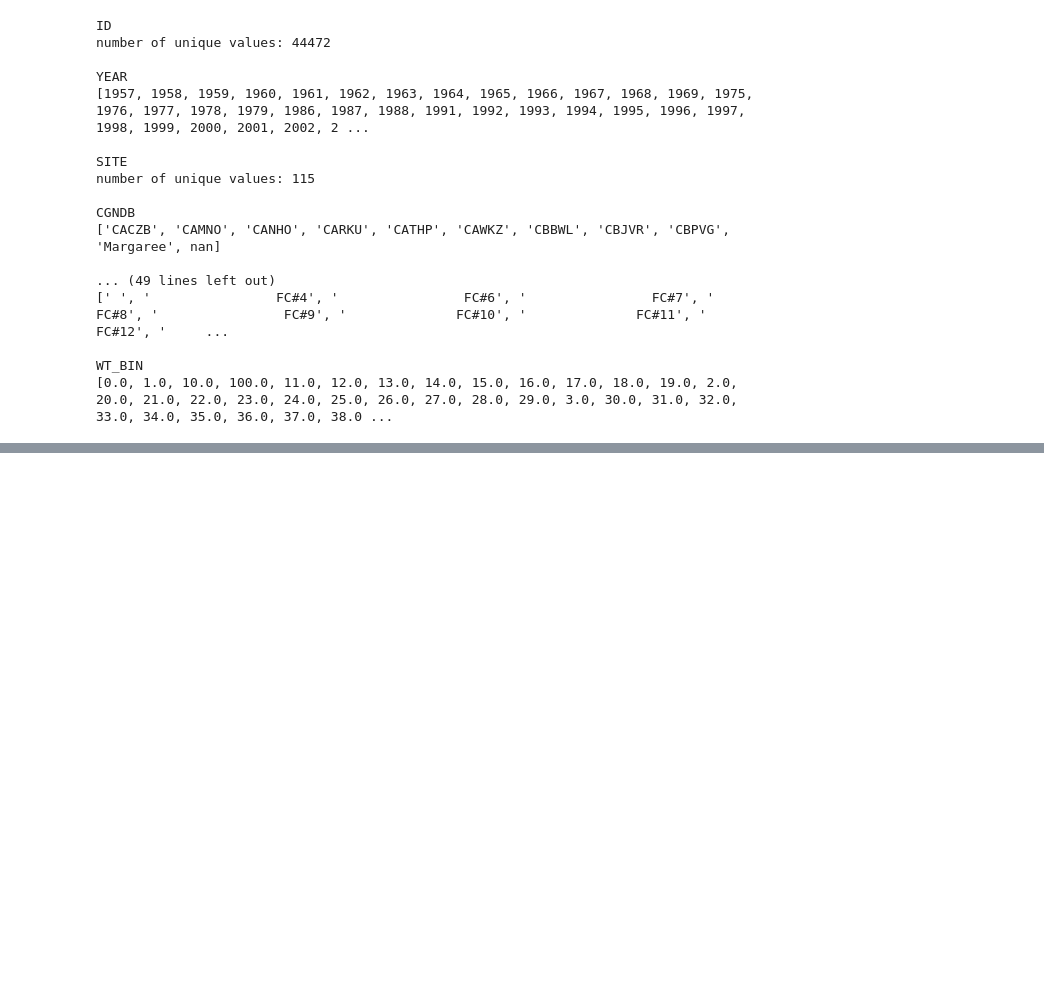
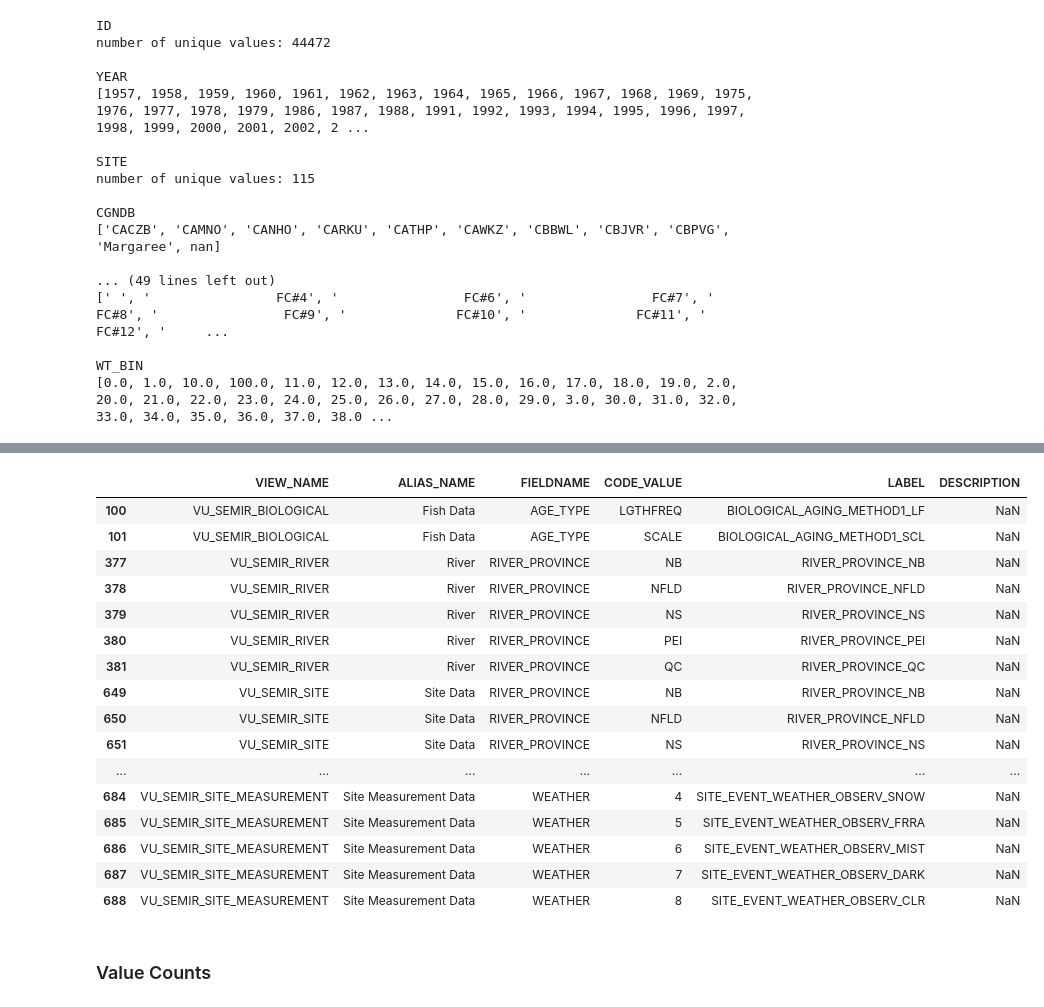
Before and after one commit to dfo-gulf-science/EFishing-EDA, a Jupyter notebook: E_Fishing_EDA.ipynb, the cells around one changed output, grey strips where cells are left out. Cells and saved outputs as stored; diff of their text form; code cells hidden in the pictures; blank space fills up the shorter version.

```diff
--- a/E_Fishing_EDA.ipynb
+++ b/E_Fishing_EDA.ipynb
@@ -661,0 +730,22 @@ df_duplicated[df_duplicated.CODE_VALUE=='1113073']
+# %%
+df_code[df_code.DESCRIPTION.isnull()]
+# %% [output]
+|  | VIEW_NAME | ALIAS_NAME | FIELDNAME | CODE_VALUE | LABEL | DESCRIPTION |
+| 100 | VU_SEMIR_BIOLOGICAL | Fish Data | AGE_TYPE | LGTHFREQ | BIOLOGICAL_AGING_METHOD1_LF | NaN |
+| 101 | VU_SEMIR_BIOLOGICAL | Fish Data | AGE_TYPE | SCALE | BIOLOGICAL_AGING_METHOD1_SCL | NaN |
+| 377 | VU_SEMIR_RIVER | River | RIVER_PROVINCE | NB | RIVER_PROVINCE_NB | NaN |
+| 378 | VU_SEMIR_RIVER | River | RIVER_PROVINCE | NFLD | RIVER_PROVINCE_NFLD | NaN |
+| 379 | VU_SEMIR_RIVER | River | RIVER_PROVINCE | NS | RIVER_PROVINCE_NS | NaN |
+| 380 | VU_SEMIR_RIVER | River | RIVER_PROVINCE | PEI | RIVER_PROVINCE_PEI | NaN |
+| 381 | VU_SEMIR_RIVER | River | RIVER_PROVINCE | QC | RIVER_PROVINCE_QC | NaN |
+| 649 | VU_SEMIR_SITE | Site Data | RIVER_PROVINCE | NB | RIVER_PROVINCE_NB | NaN |
+| 650 | VU_SEMIR_SITE | Site Data | RIVER_PROVINCE | NFLD | RIVER_PROVINCE_NFLD | NaN |
+| 651 | VU_SEMIR_SITE | Site Data | RIVER_PROVINCE | NS | RIVER_PROVINCE_NS | NaN |
+| ... | ... | ... | ... | ... | ... | ... |
+| 684 | VU_SEMIR_SITE_MEASUREMENT | Site Measurement Data | WEATHER | 4 | SITE_EVENT_WEATHER_OBSERV_SNOW | NaN |
+| 685 | VU_SEMIR_SITE_MEASUREMENT | Site Measurement Data | WEATHER | 5 | SITE_EVENT_WEATHER_OBSERV_FRRA | NaN |
+| 686 | VU_SEMIR_SITE_MEASUREMENT | Site Measurement Data | WEATHER | 6 | SITE_EVENT_WEATHER_OBSERV_MIST | NaN |
+| 687 | VU_SEMIR_SITE_MEASUREMENT | Site Measurement Data | WEATHER | 7 | SITE_EVENT_WEATHER_OBSERV_DARK | NaN |
+| 688 | VU_SEMIR_SITE_MEASUREMENT | Site Measurement Data | WEATHER | 8 | SITE_EVENT_WEATHER_OBSERV_CLR | NaN |
+# %% [markdown]
+### Value Counts
```
Also changed, not shown: parts of 35 cells of this notebook.
